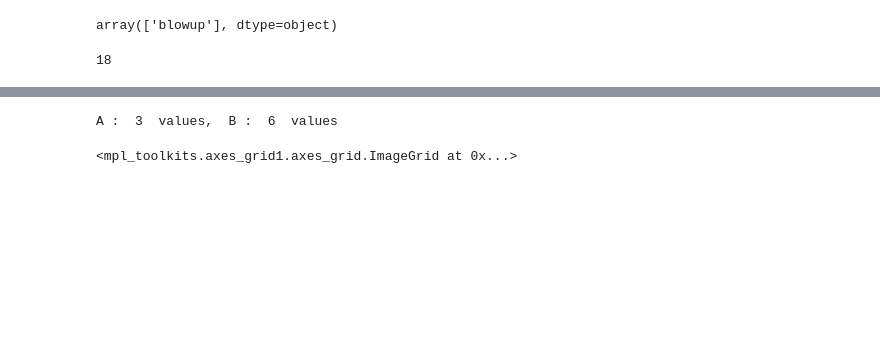
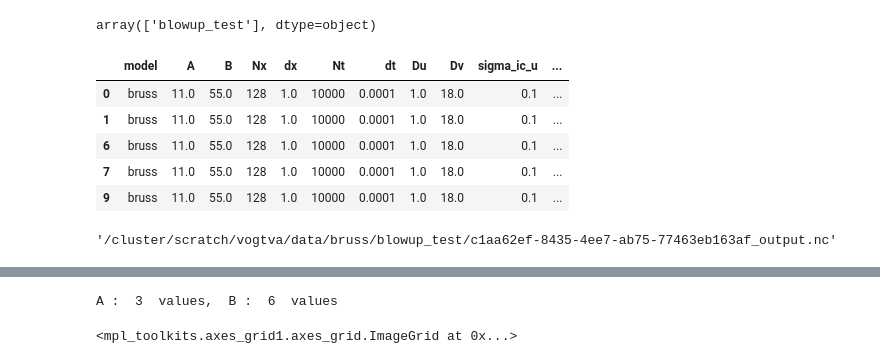
Before and after one commit to valentinvogt/pde-solvers-cuda, a Jupyter notebook: analysis/db.ipynb, the cells around one changed output, grey strips where cells are left out. Drawn from its saved outputs; the diff is of its cells as text; code cells hidden in the pictures; blank space fills up the shorter version.

```diff
--- a/analysis/db.ipynb
+++ b/analysis/db.ipynb
@@ -17,6 +17,6 @@ from db_tools import get_db, classify_trajectories, metrics_grid, plot_grid
 # %%
 model = "bruss"
-run_id = "blowup"
+run_id = "blowup_test"
 load_dotenv()
 data_dir = os.getenv("DATA_DIR")
 output_dir = os.getenv("OUT_DIR")
@@ -25,10 +25,20 @@ os.makedirs(output_dir, exist_ok=True)
 df0 = get_db(os.path.join(data_dir, model, run_id))
 df0['run_id'].unique()
 # %% [output]
-array(['blowup'], dtype=object)
+array(['blowup_test'], dtype=object)
 # %%
 df = df0.copy()
 df = df[df['run_id'] == run_id]
-len(df)
+df_fine = df[df.dt == 0.0001]
+df_fine
 # %% [output]
-18
+|  | model | A | B | Nx | dx | Nt | dt | Du | Dv | sigma_ic_u | ... |
+| 0 | bruss | 11.0 | 55.0 | 128 | 1.0 | 10000 | 0.0001 | 1.0 | 18.0 | 0.1 | ... |
+| 1 | bruss | 11.0 | 55.0 | 128 | 1.0 | 10000 | 0.0001 | 1.0 | 18.0 | 0.1 | ... |
+| 6 | bruss | 11.0 | 55.0 | 128 | 1.0 | 10000 | 0.0001 | 1.0 | 18.0 | 0.1 | ... |
+| 7 | bruss | 11.0 | 55.0 | 128 | 1.0 | 10000 | 0.0001 | 1.0 | 18.0 | 0.1 | ... |
+| 9 | bruss | 11.0 | 55.0 | 128 | 1.0 | 10000 | 0.0001 | 1.0 | 18.0 | 0.1 | ... |
+# %%
+df.loc[0, "filename"]
+# %% [output]
+'/cluster/scratch/vogtva/data/bruss/blowup_test/c1aa62ef-8435-4ee7-ab75-77463eb163af_output.nc'
```
Also changed, not shown: parts of 6 cells of this notebook, 30 other files.
